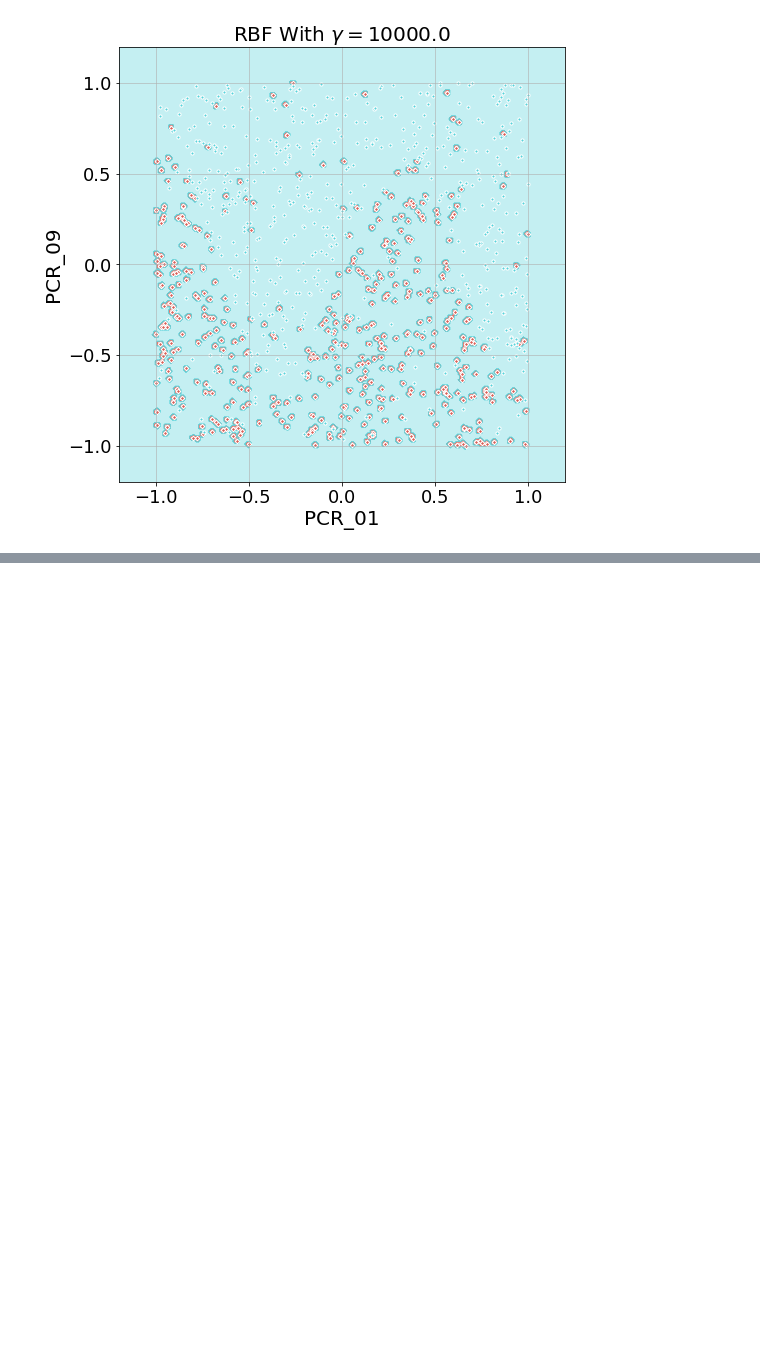
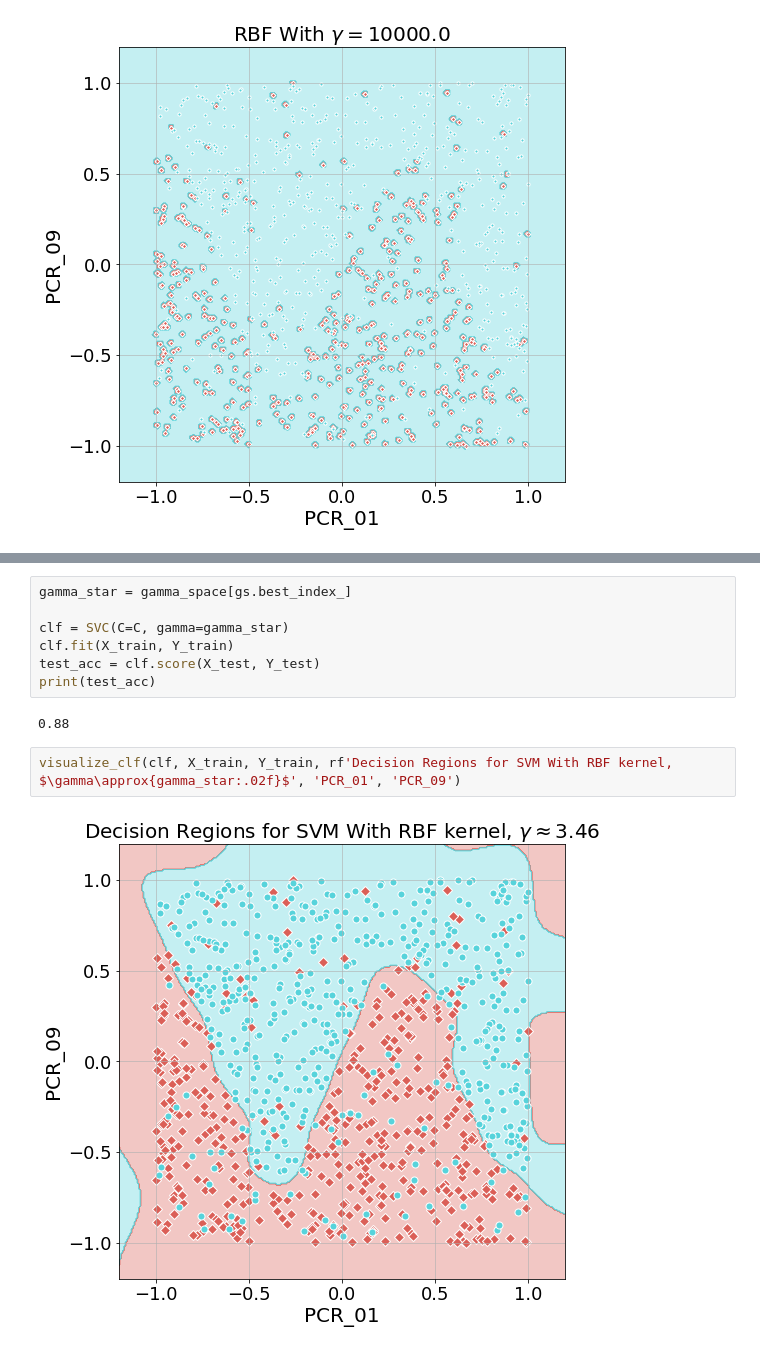
Before and after one commit to FlipperCoin/intro-to-ml, a Jupyter notebook: major_hw2/major_hw2.ipynb, the cells around one changed output, grey strips where cells are left out. Saved outputs shown, nothing was run; the diff lists cells and outputs as text; blank space fills up the shorter version.

```diff
--- a/major_hw2/major_hw2.ipynb
+++ b/major_hw2/major_hw2.ipynb
@@ -531,0 +584,13 @@ for gamma, clf in zip(gamma_space, clf_space):
+# %%
+gamma_star = gamma_space[gs.best_index_]
+
+clf = SVC(C=C, gamma=gamma_star)
+clf.fit(X_train, Y_train)
+test_acc = clf.score(X_test, Y_test)
+print(test_acc)
+# %% [output]
+0.88
+# %%
+visualize_clf(clf, X_train, Y_train, rf'Decision Regions for SVM With RBF kernel, $\gamma\approx{gamma_star:.02f}$', 'PCR_01', 'PCR_09')
+# %% [output]
+[figure, added]
```
Also changed, not shown: parts of 4 cells of this notebook.
